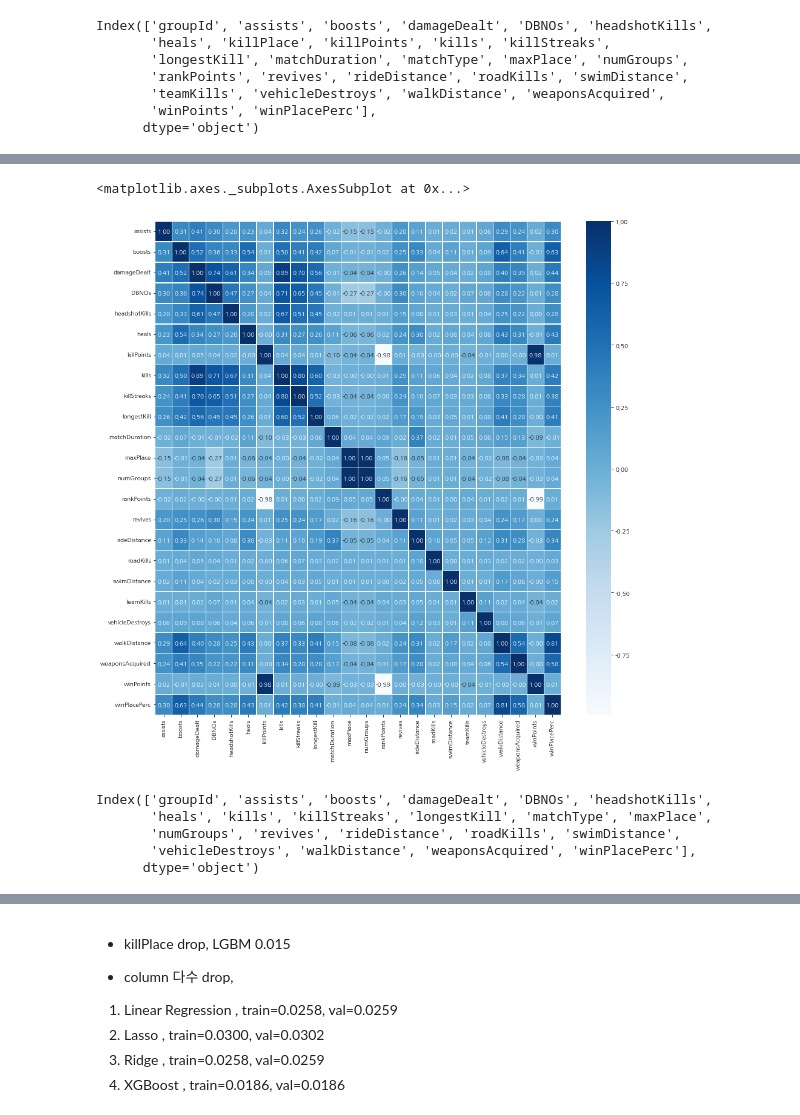
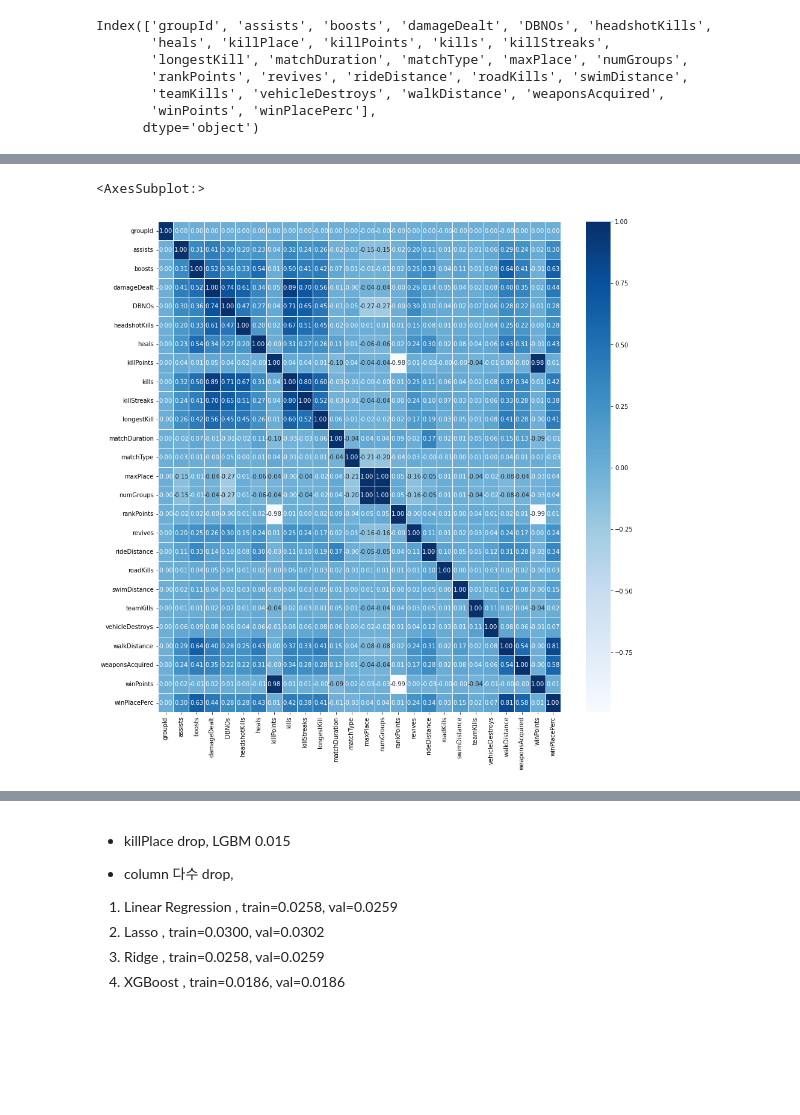
Before and after one commit to Modelling-project/pubg_modelling, a Jupyter notebook: 민성철_Mini_PJT_Modelling.ipynb, the cells around one changed output, grey strips where cells are left out. Cells and saved outputs as stored; diff of their text form; code cells hidden in the pictures; blank space fills up the shorter version.

```diff
--- a/민성철_Mini_PJT_Modelling.ipynb
+++ b/민성철_Mini_PJT_Modelling.ipynb
@@ -12,13 +12,12 @@ from sklearn.metrics import mean_absolute_error
 
 from time import time
 # %%
-data_path = '/content/drive/MyDrive/Colab Notebooks/Mini_PJT_modelling/data_4/'
 
-train = pd.read_csv(data_path + 'train_V2.csv')
+train = pd.read_csv('./data/train_V2.csv')
 
-test = pd.read_csv(data_path + 'test_V2.csv')
+test = pd.read_csv('./data/test_V2.csv')
 
-submission = pd.read_csv(data_path + 'sample_submission_V2.csv')
+submission = pd.read_csv('./data/sample_submission_V2.csv')
 # %%
 ! sudo apt install -y fonts-nanum*
 ! sudo fc-cache -fv
@@ -532,3 +531,6 @@ Index(['groupId', 'assists', 'boosts', 'damageDealt', 'DBNOs', 'headshotKills',
 
 df['groupId'] = df['groupId'].astype('category')
 df['groupId'] = df['groupId'].cat.codes
+
+df['matchType'] = df['matchType'].astype('category')
+df['matchType'] = df['matchType'].cat.codes
@@ -552,0 +560,8 @@ numeric_dataset = enc.transform(X)
+# %%
+# test_4
+# data leakage column 제거
+
+# df.drop(['killPlace', 'matchDuration', 'killPoints', 'winPoints', 'teamKills', 'rankPoints'], axis=1, inplace=True)
+
+df.drop(['killPlace'], axis=1, inplace=True)
+df.columns
@@ -553,27 +576,13 @@ numeric_dataset = enc.transform(X)
 # %%
-k = df[['assists', 'boosts', 'damageDealt', 'DBNOs', 'headshotKills', 'heals',
-       'killPoints', 'kills', 'killStreaks', 'longestKill', 'matchDuration',
-       'matchType', 'maxPlace', 'numGroups', 'rankPoints', 'revives',
-       'rideDistance', 'roadKills', 'swimDistance', 'teamKills',
+k = df[['groupId', 'assists', 'boosts', 'damageDealt', 'DBNOs', 'headshotKills',
+       'heals', 'killPoints', 'kills', 'killStreaks', 'longestKill',
+       'matchDuration', 'matchType', 'maxPlace', 'numGroups', 'rankPoints',
+       'revives', 'rideDistance', 'roadKills', 'swimDistance', 'teamKills',
        'vehicleDestroys', 'walkDistance', 'weaponsAcquired', 'winPoints',
        'winPlacePerc']]
 plt.figure(figsize=(15,15))
 sns.heatmap(data = k.corr(), annot=True,
 fmt = '.2f', linewidths=.5, cmap='Blues')
 # %% [output]
-<matplotlib.axes._subplots.AxesSubplot at 0x...>
+<AxesSubplot:>
-[figure, old version]
+[figure, new version]
-# %%
-# test_4
-# data leakage column 제거
-
-df.drop(['killPlace', 'matchDuration', 'killPoints', 'winPoints', 'teamKills', 'rankPoints'], axis=1, inplace=True)
-
-# df.drop(['killPlace'], axis=1, inplace=True)
-df.columns
-# %% [output]
-Index(['groupId', 'assists', 'boosts', 'damageDealt', 'DBNOs', 'headshotKills',
-       'heals', 'kills', 'killStreaks', 'longestKill', 'matchType', 'maxPlace',
-       'numGroups', 'revives', 'rideDistance', 'roadKills', 'swimDistance',
-       'vehicleDestroys', 'walkDistance', 'weaponsAcquired', 'winPlacePerc'],
-      dtype='object')
```
Also changed, not shown: parts of 12 cells of this notebook.
